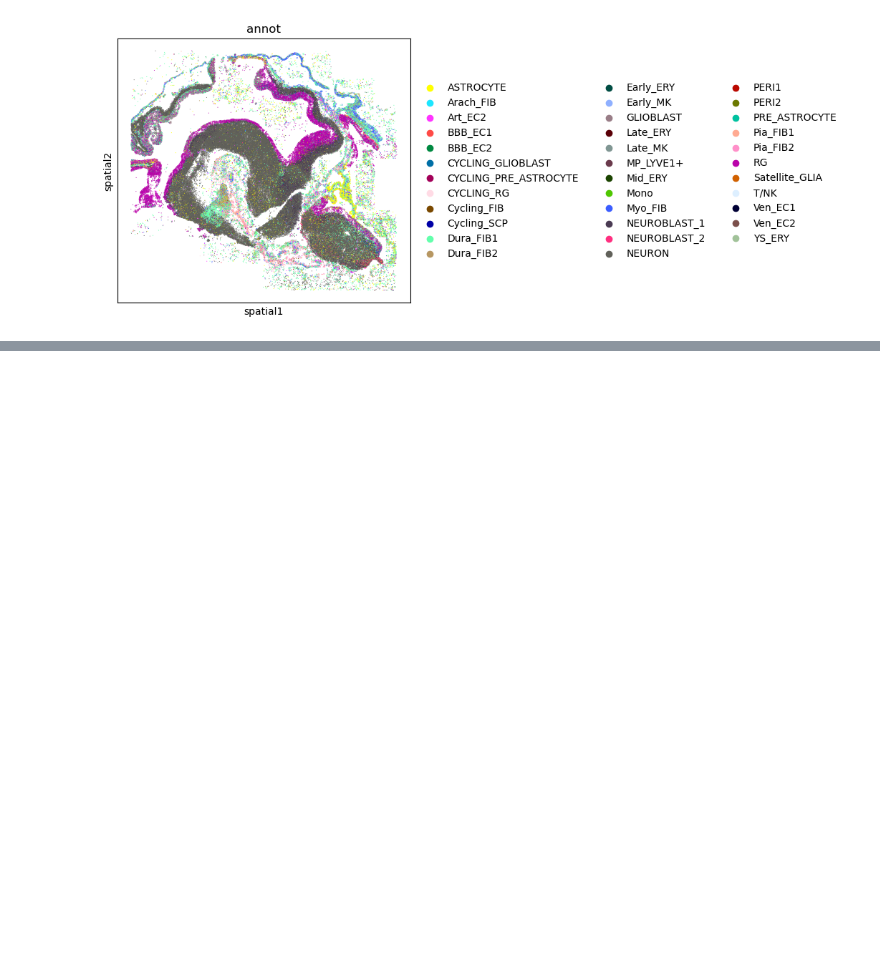
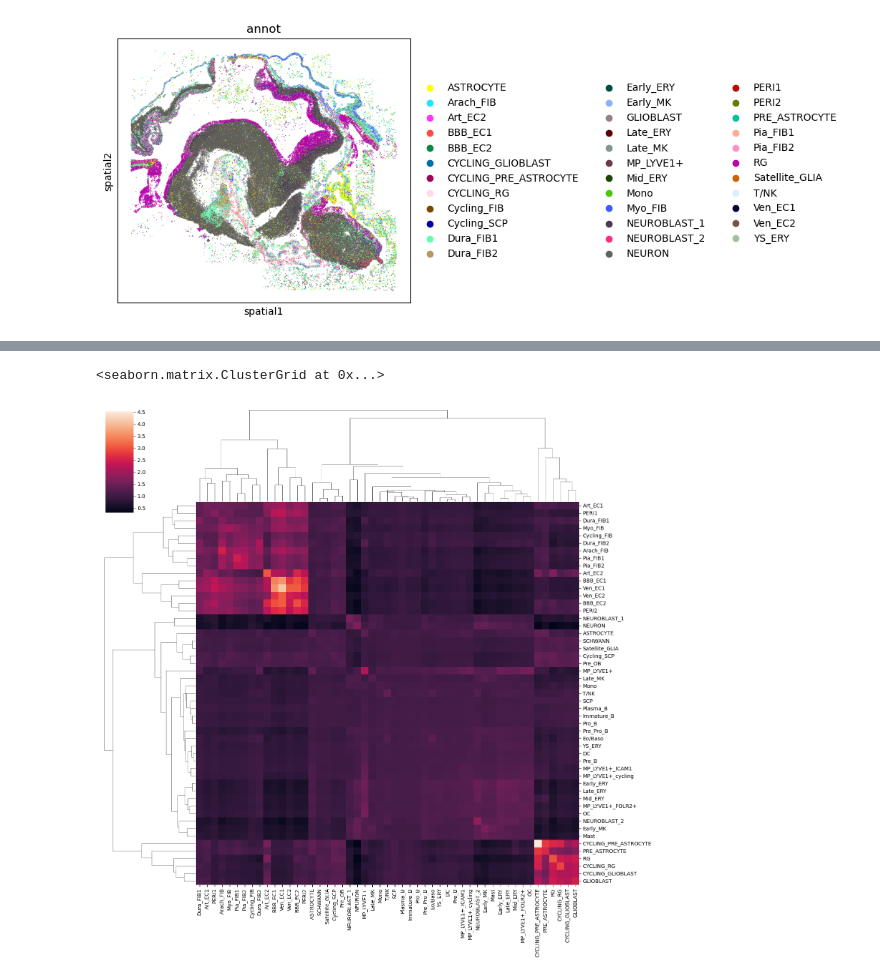
Before and after one commit to Teichlab/nichefinder, a Jupyter notebook: notebooks/test_iss2niche.ipynb, the cells around one changed output, grey strips where cells are left out. Saved outputs shown, nothing was run; the diff lists cells and outputs as text; code cells hidden in the pictures; blank space fills up the shorter version.

```diff
--- a/notebooks/test_iss2niche.ipynb
+++ b/notebooks/test_iss2niche.ipynb
@@ -149 +154,6 @@ agg_prob = i2n.aggregate_neighbors(
 )
+# %%
+sns.clustermap(agg_prob, figsize=(15,15))
+# %% [output]
+<seaborn.matrix.ClusterGrid at 0x...>
+[figure, added]
```
Also changed, not shown: parts of 32 cells of this notebook, 3 other files.
